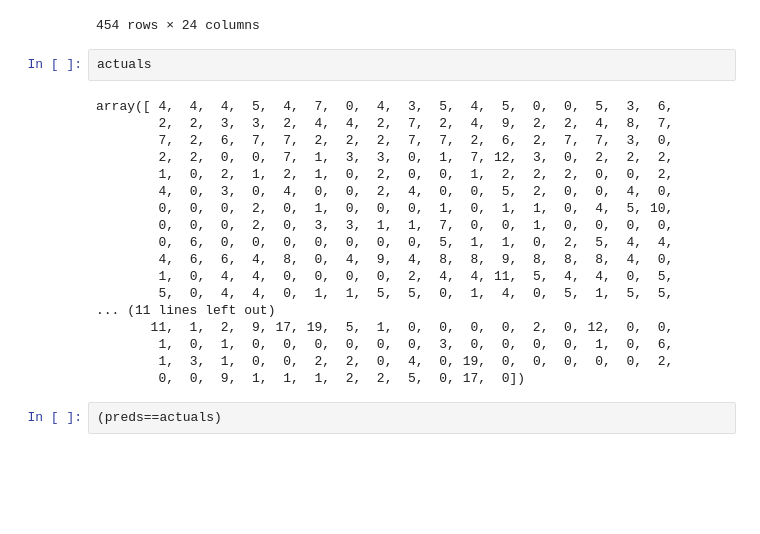
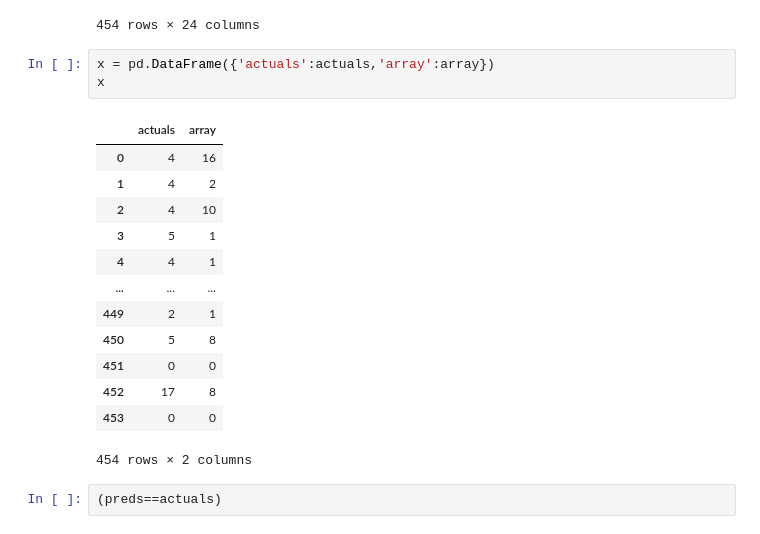
Before and after one commit to ryandouglaskish/MSAI-349-Project, a Jupyter notebook: BaselinePredictionModel.ipynb, the cells around one changed output. Cells and saved outputs as stored; diff of their text form; blank space fills up the shorter version.

```diff
--- a/BaselinePredictionModel.ipynb
+++ b/BaselinePredictionModel.ipynb
@@ -130,26 +132,23 @@ y_train
 | 452 | 9 | 8 | 4 | 5 | 7 | 3 | 11 | 2 | 12 | 10 | ... | ... |
 | 453 | 1 | 2 | 3 | 5 | 4 | 6 | 11 | 10 | 9 | 8 | ... | ... |
 454 rows × 24 columns
-# %%
-actuals
-# %% [output]
-array([ 4,  4,  4,  5,  4,  7,  0,  4,  3,  5,  4,  5,  0,  0,  5,  3,  6,
-        2,  2,  3,  3,  2,  4,  4,  2,  7,  2,  4,  9,  2,  2,  4,  8,  7,
-        7,  2,  6,  7,  7,  2,  2,  2,  7,  7,  2,  6,  2,  7,  7,  3,  0,
-        2,  2,  0,  0,  7,  1,  3,  3,  0,  1,  7, 12,  3,  0,  2,  2,  2,
-        1,  0,  2,  1,  2,  1,  0,  2,  0,  0,  1,  2,  2,  2,  0,  0,  2,
-        4,  0,  3,  0,  4,  0,  0,  2,  4,  0,  0,  5,  2,  0,  0,  4,  0,
-        0,  0,  0,  2,  0,  1,  0,  0,  0,  1,  0,  1,  1,  0,  4,  5, 10,
-        0,  0,  0,  2,  0,  3,  3,  1,  1,  7,  0,  0,  1,  0,  0,  0,  0,
-        0,  6,  0,  0,  0,  0,  0,  0,  0,  5,  1,  1,  0,  2,  5,  4,  4,
-        4,  6,  6,  4,  8,  0,  4,  9,  4,  8,  8,  9,  8,  8,  8,  4,  0,
-        1,  0,  4,  4,  0,  0,  0,  0,  2,  4,  4, 11,  5,  4,  4,  0,  5,
-        5,  0,  4,  4,  0,  1,  1,  5,  5,  0,  1,  4,  0,  5,  1,  5,  5,
-... (11 lines left out)
-       11,  1,  2,  9, 17, 19,  5,  1,  0,  0,  0,  0,  2,  0, 12,  0,  0,
-        1,  0,  1,  0,  0,  0,  0,  0,  0,  3,  0,  0,  0,  0,  1,  0,  6,
-        1,  3,  1,  0,  0,  2,  2,  0,  4,  0, 19,  0,  0,  0,  0,  0,  2,
-        0,  0,  9,  1,  1,  1,  2,  2,  5,  0, 17,  0])
+# %%
+x = pd.DataFrame({'actuals':actuals,'array':array})
+x
+# %% [output]
+|  | actuals | array |
+| 0 | 4 | 16 |
+| 1 | 4 | 2 |
+| 2 | 4 | 10 |
+| 3 | 5 | 1 |
+| 4 | 4 | 1 |
+| ... | ... | ... |
+| 449 | 2 | 1 |
+| 450 | 5 | 8 |
+| 451 | 0 | 0 |
+| 452 | 17 | 8 |
+| 453 | 0 | 0 |
+454 rows × 2 columns
 # %%
 (preds==actuals)
 # %% [output]
```
Also changed, not shown: parts of 2 cells of this notebook, 2 other files.
